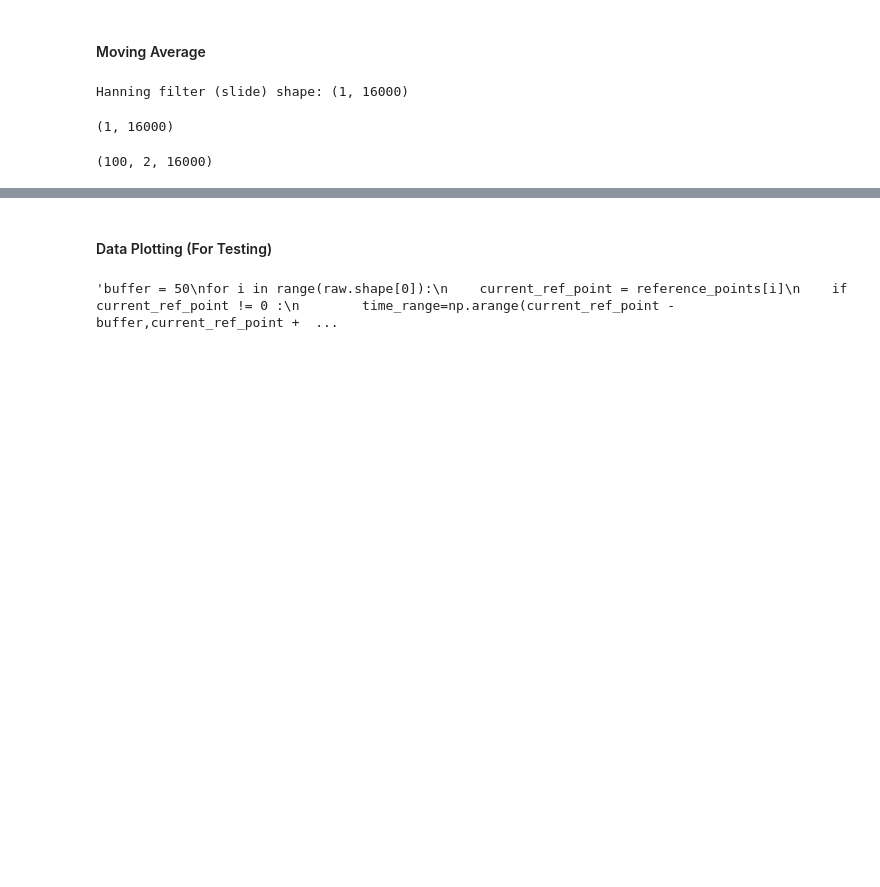
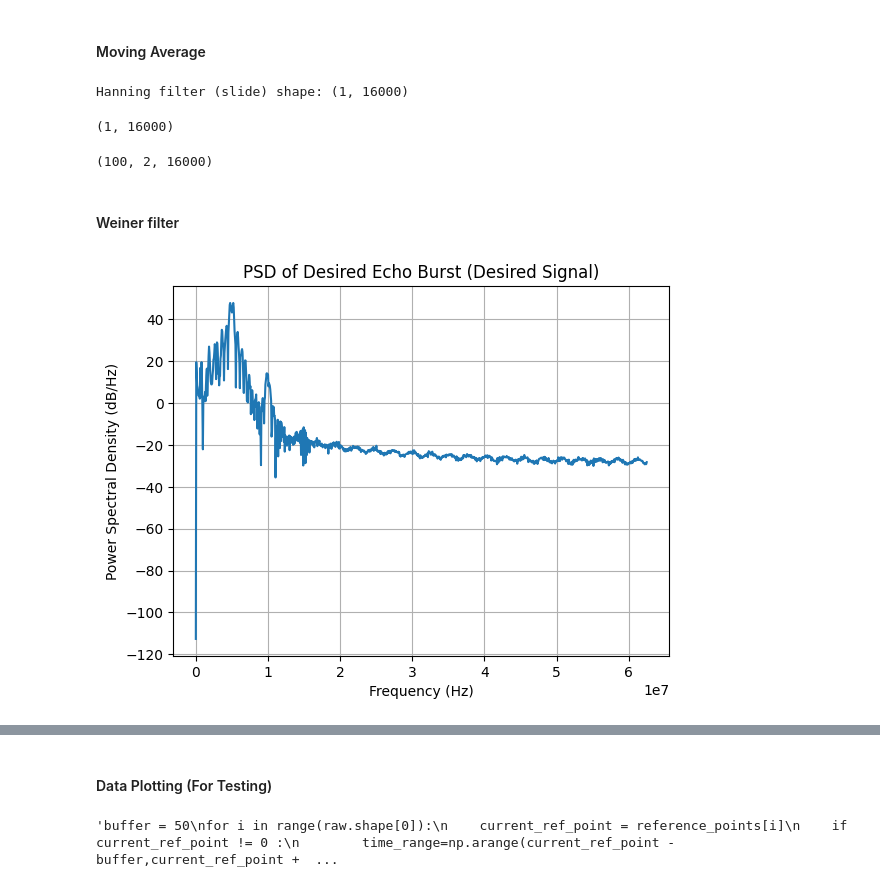
Before and after one commit to madhviasthana/Bio-Medical-Signal-Processing, a Jupyter notebook: codebase/main.ipynb, the cells around one changed output, grey strips where cells are left out. Drawn from its saved outputs; the diff is of its cells as text; code cells hidden in the pictures; blank space fills up the shorter version.

```diff
--- a/codebase/main.ipynb
+++ b/codebase/main.ipynb
@@ -55,3 +74,36 @@ filtered_derivative=apply_improved_derivative_filter(raw, channel=1, T=1.0)
 filtered_derivative.shape
 # %% [output]
 (100, 2, 16000)
+# %% [markdown]
+#### Weiner filter
+# %%
+import numpy as np
+import matplotlib.pyplot as plt
+from scipy.signal import periodogram
+
+fs = 125_000_000  # Sampling frequency in Hz
+signal = averaged_signal
+
+# Select only the echo burst (6000 to 9000 samples)
+desired_signal = signal[7000:9000]
+
+# Remove DC offset
+desired_signal = desired_signal - np.mean(desired_signal)
+
+# Choose nfft
+L = len(desired_signal)
+nfft = max(256, 2**int(np.ceil(np.log2(L))))
+
+# Compute PSD
+f, Pxx = periodogram(desired_signal, fs=fs, nfft=nfft)
+
+# Plot PSD
+plt.figure()
+plt.plot(f, 10 * np.log10(Pxx))
+plt.xlabel("Frequency (Hz)")
+plt.ylabel("Power Spectral Density (dB/Hz)")
+plt.title("PSD of Desired Echo Burst (Desired Signal)")
+plt.grid(True)
+plt.show()
+# %% [output]
+[figure, added]
```
Also changed, not shown: parts of 22 cells of this notebook, 7 other files.
